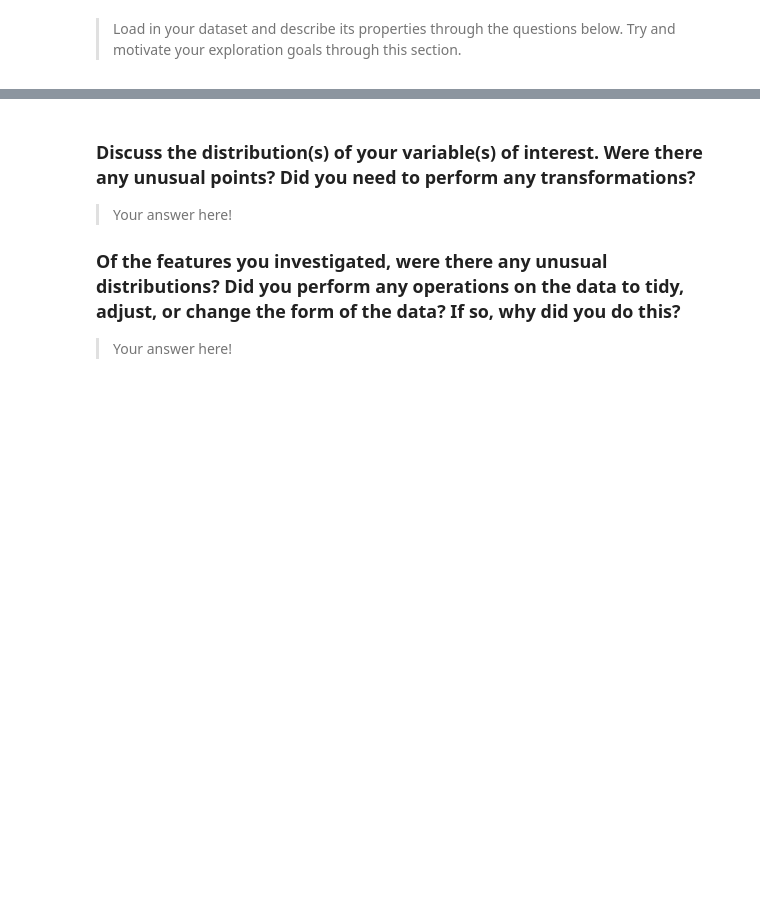
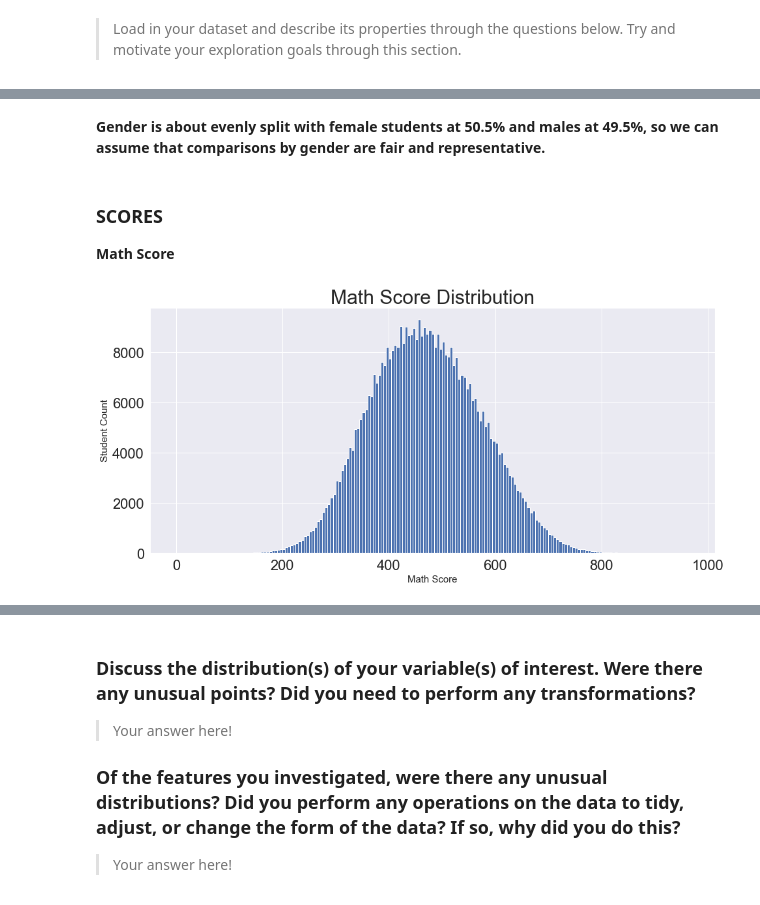
Before and after one commit to aeglon97/Communicate-Data-Findings, a Jupyter notebook: exploration_template.ipynb, the cells around one changed output, grey strips where cells are left out. Drawn from its saved outputs; the diff is of its cells as text; code cells hidden in the pictures; blank space fills up the shorter version.

```diff
--- a/exploration_template.ipynb
+++ b/exploration_template.ipynb
@@ -54,0 +163,18 @@ you plan on investigating next.
+# %% [markdown]
+**Gender is about evenly split with female students at 50.5% and males at 49.5%, so we can assume that comparisons by gender are fair and representative.**
+# %% [markdown]
+### SCORES
+
+**Math Score**
+# %%
+math_bins = np.arange(0, df['math_score'].max() + 5, 5)
+plt.figure(figsize = [14, 7])
+
+plt.hist(data = df, x = 'math_score', bins = math_bins);
+plt.title('Math Score Distribution', size = 30)
+plt.xlabel('Math Score', size = 15)
+plt.ylabel('Student Count', size = 15);
+
+plt.savefig(PATH_UNIVARIATE + 'hist-math.png');
+# %% [output]
+[figure, added]
```
Also changed, not shown: parts of 59 cells of this notebook, 11 other files.
